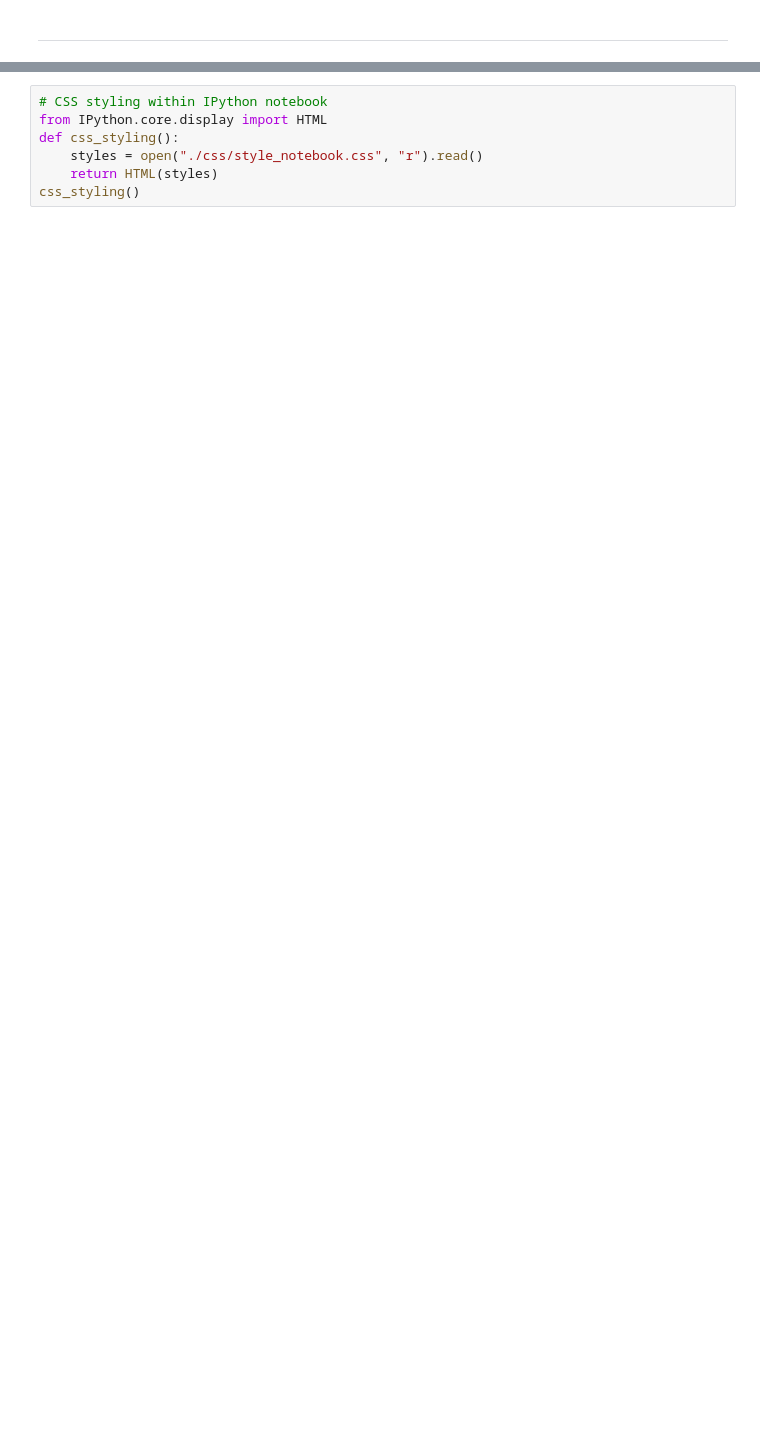
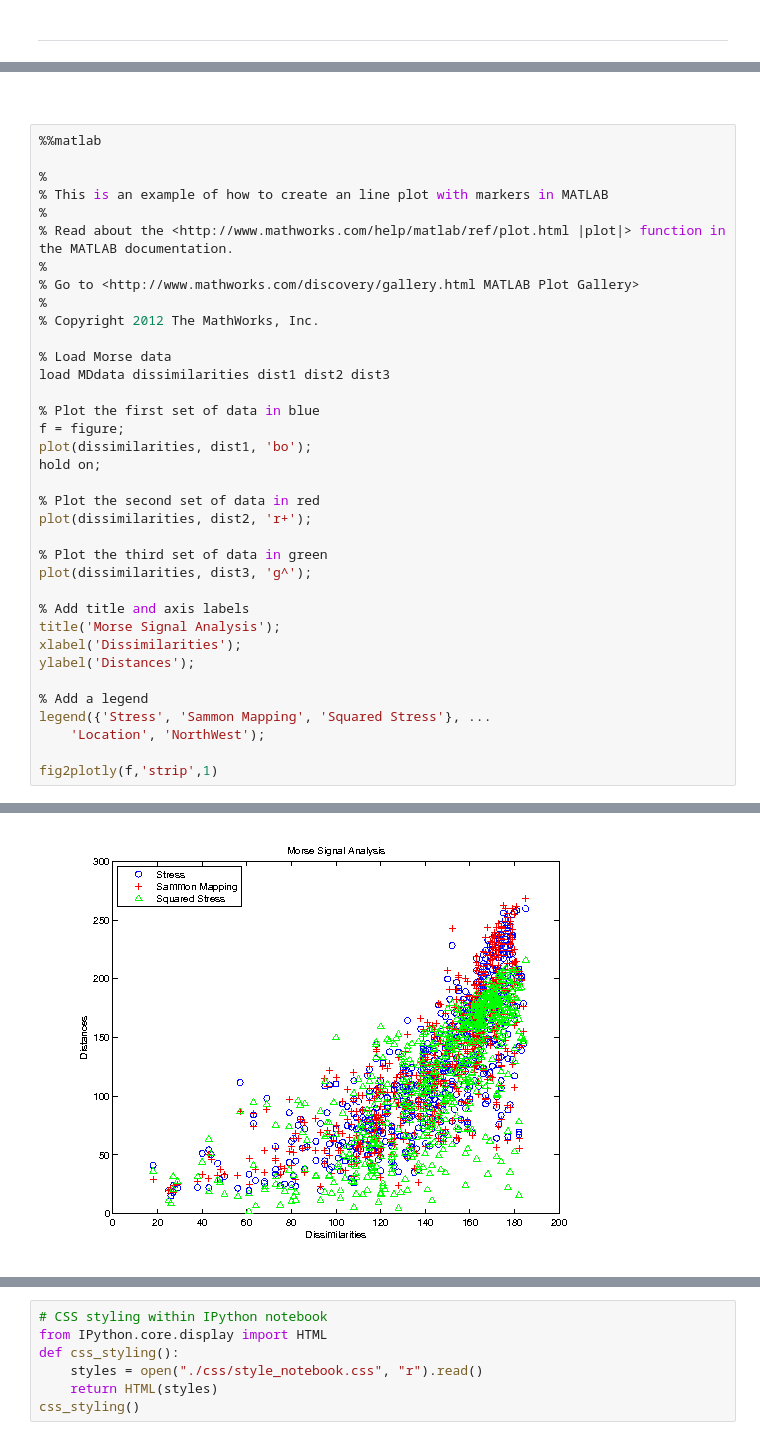
Before and after one commit to icopavan/MATLAB-User-Guide, a Jupyter notebook: 00_Scatter_&_Line_Plots.ipynb, the cells around one changed output, grey strips where cells are left out. Drawn from its saved outputs; the diff is of its cells as text; blank space fills up the shorter version.

```diff
--- a/00_Scatter_&_Line_Plots.ipynb
+++ b/00_Scatter_&_Line_Plots.ipynb
@@ -336,0 +132,39 @@ show_plot('https://plot.ly/~bronsolo/41')
+# %% [markdown]
+<br>
+# %%
+%%matlab
+
+%
+% This is an example of how to create an line plot with markers in MATLAB
+%
+% Read about the <http://www.mathworks.com/help/matlab/ref/plot.html |plot|> function in the MATLAB documentation.
+%
+% Go to <http://www.mathworks.com/discovery/gallery.html MATLAB Plot Gallery>
+%
+% Copyright 2012 The MathWorks, Inc.
+
+% Load Morse data
+load MDdata dissimilarities dist1 dist2 dist3
+
+% Plot the first set of data in blue
+f = figure;
+plot(dissimilarities, dist1, 'bo');
+hold on;
+
+% Plot the second set of data in red
+plot(dissimilarities, dist2, 'r+');
+
+% Plot the third set of data in green
+plot(dissimilarities, dist3, 'g^');
+
+% Add title and axis labels
+title('Morse Signal Analysis');
+xlabel('Dissimilarities');
+ylabel('Distances');
+
+% Add a legend
+legend({'Stress', 'Sammon Mapping', 'Squared Stress'}, ...
+    'Location', 'NorthWest');
+
+fig2plotly(f,'strip',1)
+# %% [output]
@@ -336,0 +178 @@ show_plot('https://plot.ly/~bronsolo/41')
+[figure, added]
```
Also changed, not shown: parts of 101 cells of this notebook.
